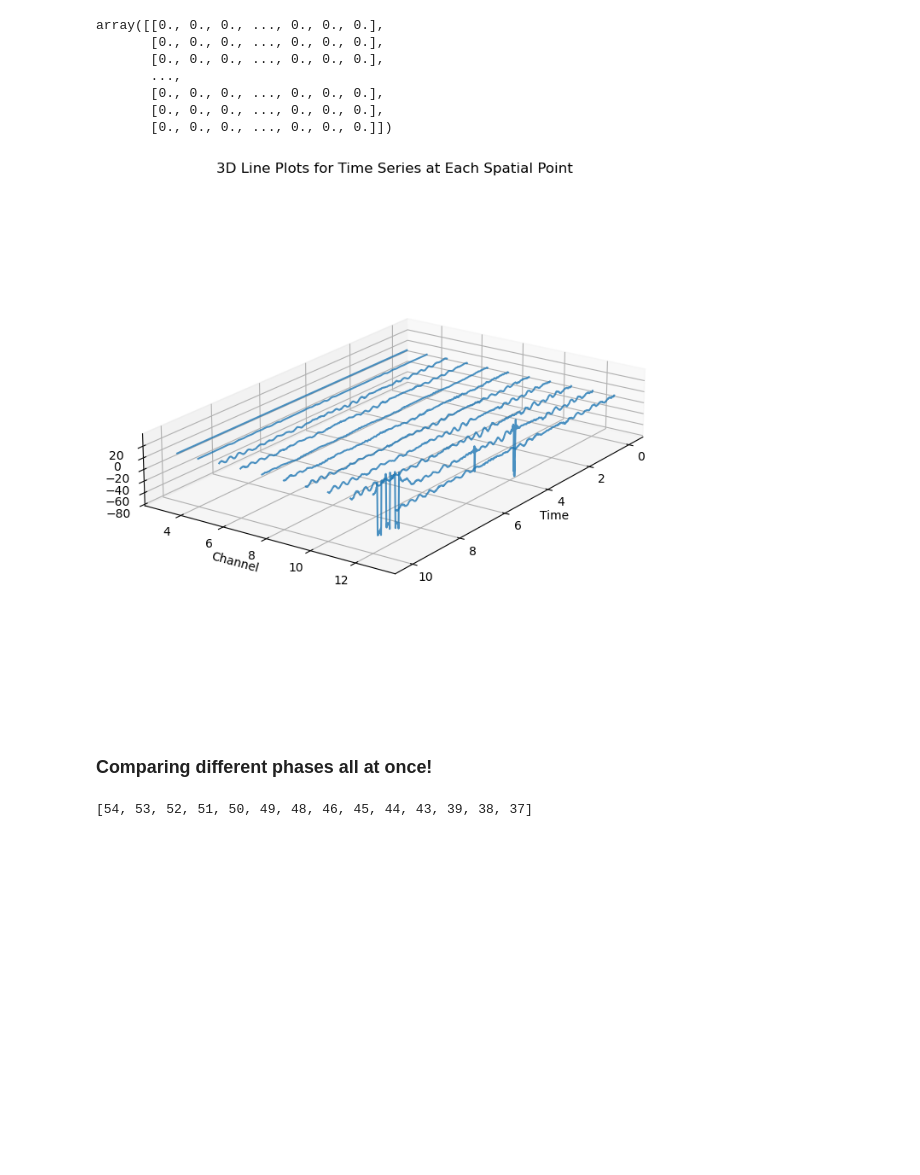
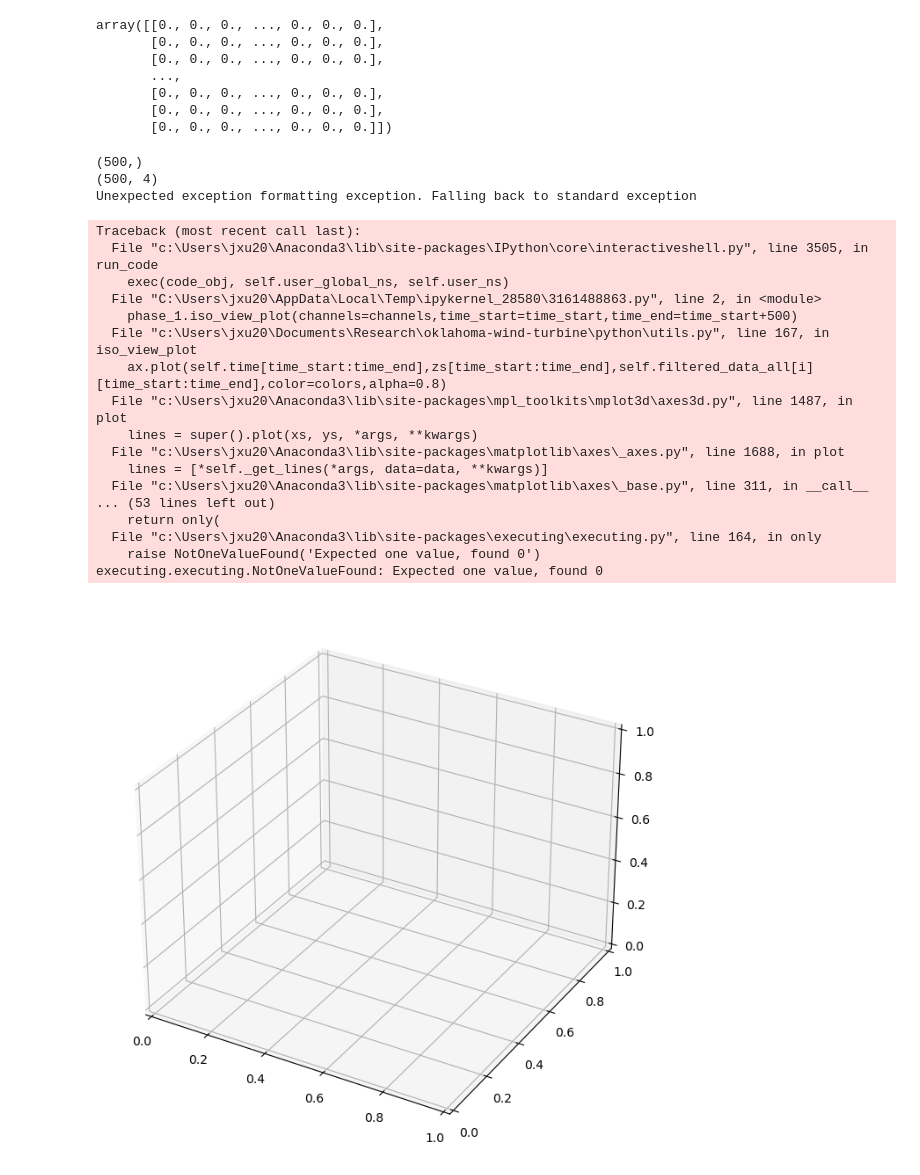
Before and after one commit to jamesterryxu/oklahoma-wind-turbine, a Jupyter notebook: python/das-eda.ipynb, the cells around one changed output. Saved outputs shown, nothing was run; the diff lists cells and outputs as text; code cells hidden in the pictures; blank space fills up the shorter version.

```diff
--- a/python/das-eda.ipynb
+++ b/python/das-eda.ipynb
@@ -26,5 +20,5 @@ decim_to_100(filepath,'sensor_2023-05-30T112603-0500')
 # %%
-directory = '/Users/james/Documents/Research/oklahoma-wind-turbine/data/das/recording_2023-05-30T11_26_05-0500/sensor_2023-05-30T112603-0500_decimated100hz'
+directory = r'D:\das-data-oklahoma\prelim\sensor_2023-05-30T112603-0500'
 strain_data = load_decim_data(directory)
 # %%
 print(np.shape(strain_data))
@@ -98,8 +106,27 @@ array([[0., 0., 0., ..., 0., 0., 0.],
        [0., 0., 0., ..., 0., 0., 0.],
        [0., 0., 0., ..., 0., 0., 0.]])
 # %%
-phase_1.iso_view_plot(channels=channels,time_start=0,time_end=1000)
+time_start = 0
+phase_1.iso_view_plot(channels=channels,time_start=time_start,time_end=time_start+500)
 # %% [output]
+(500,)
+(500, 4)
+Unexpected exception formatting exception. Falling back to standard exception
+Traceback (most recent call last):
+  File "c:\Users\jxu20\Anaconda3\lib\site-packages\IPython\core\interactiveshell.py", line 3505, in run_code
+    exec(code_obj, self.user_global_ns, self.user_ns)
+  File "C:\Users\jxu20\AppData\Local\Temp\ipykernel_28580\3161488863.py", line 2, in <module>
+    phase_1.iso_view_plot(channels=channels,time_start=time_start,time_end=time_start+500)
+  File "c:\Users\jxu20\Documents\Research\oklahoma-wind-turbine\python\utils.py", line 167, in iso_view_plot
+    ax.plot(self.time[time_start:time_end],zs[time_start:time_end],self.filtered_data_all[i][time_start:time_end],color=colors,alpha=0.8)
+  File "c:\Users\jxu20\Anaconda3\lib\site-packages\mpl_toolkits\mplot3d\axes3d.py", line 1487, in plot
+    lines = super().plot(xs, ys, *args, **kwargs)
+  File "c:\Users\jxu20\Anaconda3\lib\site-packages\matplotlib\axes\_axes.py", line 1688, in plot
+    lines = [*self._get_lines(*args, data=data, **kwargs)]
+  File "c:\Users\jxu20\Anaconda3\lib\site-packages\matplotlib\axes\_base.py", line 311, in __call__
+... (53 lines left out)
+    return only(
+  File "c:\Users\jxu20\Anaconda3\lib\site-packages\executing\executing.py", line 164, in only
+    raise NotOneValueFound('Expected one value, found 0')
+executing.executing.NotOneValueFound: Expected one value, found 0
-[figure, old version]
+[figure, new version]
-# %% [markdown]
-### Comparing different phases all at once!
@@ -112,4 +132,0 @@ testing.butterworth(channels=channels,cutoff_freq=0.05);
-# %%
-print(channels)
-# %% [output]
-[54, 53, 52, 51, 50, 49, 48, 46, 45, 44, 43, 39, 38, 37]
```
Also changed, not shown: parts of 19 cells of this notebook, 1 other file.
